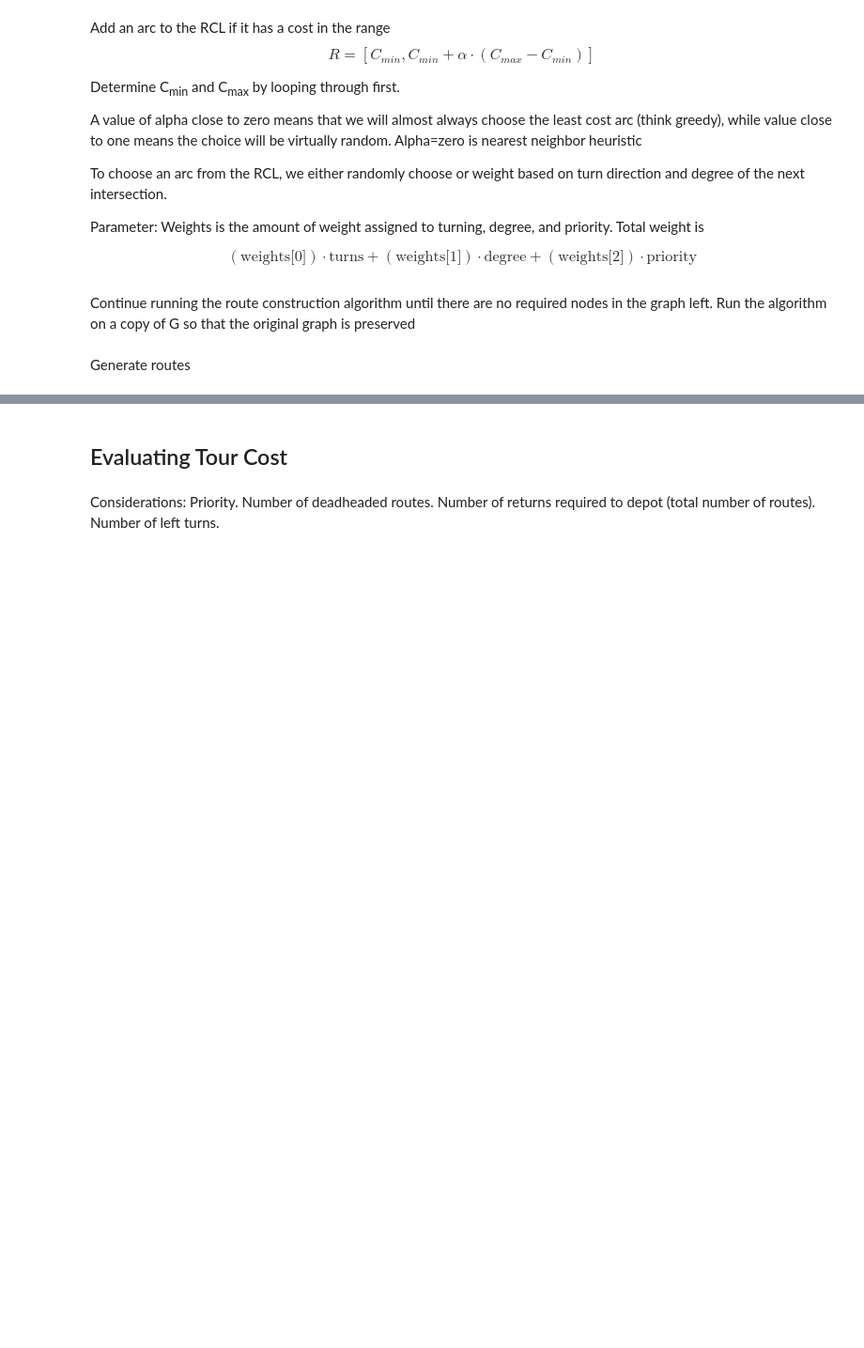
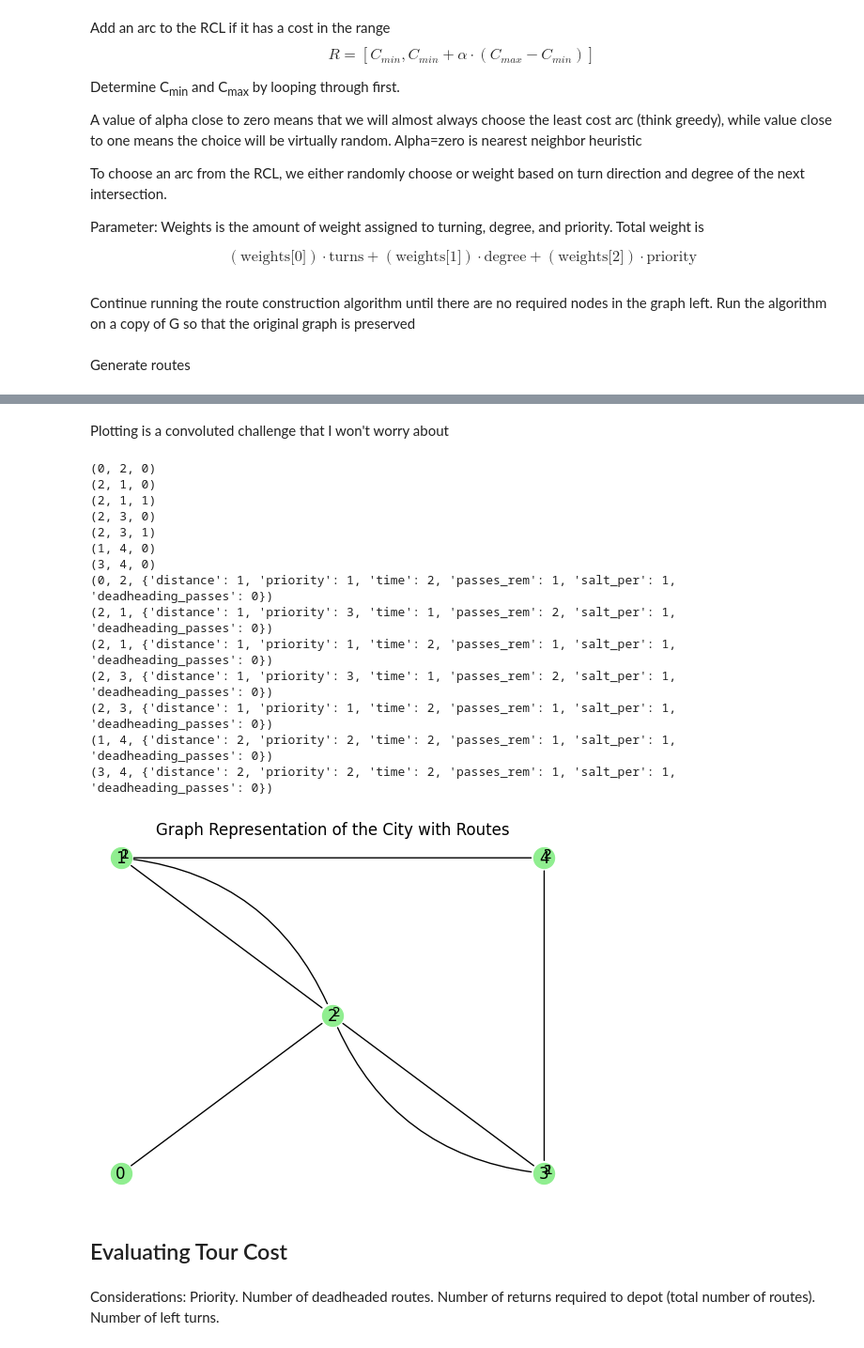
Before and after one commit to Ian1528/Snowplow-Route-Optimization, a Jupyter notebook: ToyProblem3-Multigraph/multigraph.ipynb, the cells around one changed output, grey strips where cells are left out. Shown at 94% size. Drawn from its saved outputs; the diff is of its cells as text; code cells hidden in the pictures; blank space fills up the shorter version.

Commit message:
Finished updating algorithm to function on a multigraph

```diff
--- a/ToyProblem3-Multigraph/multigraph.ipynb
+++ b/ToyProblem3-Multigraph/multigraph.ipynb
@@ -645,7 +620,7 @@ def chooseArc(G, rcl, prev_node, weights):
     for edge in rcl:
         curr_node = edge[0]
         next_node = edge[1]
-
+        k = edge[2]
         # only calculate turn direction if there is a previous node
         if prev_node is not None:
             v_x = G.nodes[curr_node]['x']-G.nodes[prev_node]['x']
@@ -661,7 +636,7 @@ def chooseArc(G, rcl, prev_node, weights):
 
             weights_turns[i] = (turn_weights[turn_direction(theta)])
         weights_degrees[i] = G.nodes[next_node]['weighted_degree']
-        weights_priority[i] = G[curr_node][next_node]['priority']
+        weights_priority[i] = G[curr_node][next_node][k]['priority']
         i+=1
 
 
@@ -693,7 +668,7 @@ def RCA(G, G_dual, curr_node, alpha, arc_selection_weights, route: list[RouteSte
         rcl = [] # initialize restricted candidate list
 
         for edge in required_arcs:
-            if cost(G, prev_node, edge[0], edge[1]) >= c_min and cost(G, prev_node, edge[0], edge[1]) <= c_min + alpha*(c_max-c_min) and G[edge[0]][edge[1]]['salt_per'] <= curr_salt:
+            if cost(G, prev_node, edge[0], edge[1], edge[2]) >= c_min and cost(G, prev_node, edge[0], edge[1], edge[2]) <= c_min + alpha*(c_max-c_min) and G[edge[0]][edge[1]][edge[2]]['salt_per'] <= curr_salt:
                 rcl.append(edge)
 
         # chooes an arc based on restricted candidate list if not empty
@@ -709,7 +684,7 @@ def RCA(G, G_dual, curr_node, alpha, arc_selection_weights, route: list[RouteSte
             # no more required arcs in the graph that we can service, so we're done.
             # return to the depot and refill salt cap
             if path is None:
-                move_between_nodes(G, G_dual, curr_node, 'depot', route)
+                move_between_nodes(G, G_dual, curr_node, 0, route)
                 return route
 
             # otherwise go to the arc to visit
@@ -717,10 +692,10 @@ def RCA(G, G_dual, curr_node, alpha, arc_selection_weights, route: list[RouteSte
                 multiple_neighbors = len(G[curr_node]) > 1 # unused right now
 
                 curr_node = visit_arc(G, curr_node, edge, options=False, route=route)
-                if curr_node == 'depot':
+                if curr_node == 0:
                     return route
         # if we're at the depot for any reason, that's the end of a route.
-        if curr_node == 'depot':
+        if curr_node == 0:
             return route
 # %%
 def all_serviced(G):
@@ -732,11 +707,13 @@ def all_serviced(G):
 Generate routes
 # %%
 # define initial conditions
-curr_node = 'depot' # set starting node to depot
+SALT_CAP = 5
+
+curr_node = 0 # set starting node to depot
 alpha = 1 # set alpha parameter
 selection_weights = [0.4, 0.2, 0.4] # set weights for arc selection
 G_copy = G.copy()
-G_dual = create_dual(G_copy)
+G_dual = create_multi_dual(G_copy)
 curr_salt = SALT_CAP
 routes = []
 partial_route: list[RouteStep] = list()
@@ -746,7 +723,7 @@ while all_serviced(G_copy) == False:
     partial_route = RCA(G_copy, G_dual, curr_node, alpha, selection_weights, partial_route)
     routes.append(partial_route)
     curr_salt = SALT_CAP
-    curr_node = 'depot'
+    curr_node = 0
     partial_route = list()
     number_of_routes += 1
 
@@ -811,3 +753,50 @@ def turn_penalty(edge1, edge2):
+# %% [markdown]
+Plotting is a convoluted challenge that I won't worry about
+# %%
+def plot_multigraph_routes(G, pos, routes, title="Graph"):
+    names = {name: name for name in G.nodes}
+    nx.draw_networkx_nodes(G, pos, node_color = 'lightgreen', node_size = 250, alpha = 1)
+    nx.draw_networkx_labels(G,pos,names,font_size=12,font_color='black')
+    ax = plt.gca()
+    for e in G.edges:
+        print(e)
+        ax.annotate("",
+                    xy=pos[e[1]], xycoords='data',
+                    xytext=pos[e[0]], textcoords='data',
+                    arrowprops=dict(arrowstyle="-", color="0",
+                                    shrinkA=10, shrinkB=10,
+                                    patchA=None, patchB=None,
+                                    connectionstyle="arc3,rad=rrr".replace('rrr',str(0.3*e[2])
+                                    ),
+                                    ),
+                    )
+    for e in G.edges(data=True):
+        print(e)
+        txt = e[2]['time']
+        ax.annotate(txt, xy=pos[e[1]])
+
+
+    plt.title(title)
+    plt.axis('off')
+    plt.show()
+
+plot_multigraph_routes(G, node_positions, routes, "Graph Representation of the City with Routes")
+# %% [output]
+(0, 2, 0)
+(2, 1, 0)
+(2, 1, 1)
+(2, 3, 0)
+(2, 3, 1)
+(1, 4, 0)
+(3, 4, 0)
+(0, 2, {'distance': 1, 'priority': 1, 'time': 2, 'passes_rem': 1, 'salt_per': 1, 'deadheading_passes': 0})
+(2, 1, {'distance': 1, 'priority': 3, 'time': 1, 'passes_rem': 2, 'salt_per': 1, 'deadheading_passes': 0})
+(2, 1, {'distance': 1, 'priority': 1, 'time': 2, 'passes_rem': 1, 'salt_per': 1, 'deadheading_passes': 0})
+(2, 3, {'distance': 1, 'priority': 3, 'time': 1, 'passes_rem': 2, 'salt_per': 1, 'deadheading_passes': 0})
+(2, 3, {'distance': 1, 'priority': 1, 'time': 2, 'passes_rem': 1, 'salt_per': 1, 'deadheading_passes': 0})
+(1, 4, {'distance': 2, 'priority': 2, 'time': 2, 'passes_rem': 1, 'salt_per': 1, 'deadheading_passes': 0})
+(3, 4, {'distance': 2, 'priority': 2, 'time': 2, 'passes_rem': 1, 'salt_per': 1, 'deadheading_passes': 0})
+[figure, added]
 # %% [markdown]
 ## Evaluating Tour Cost
 # %% [markdown]
```
Also changed, not shown: parts of 38 cells of this notebook.
